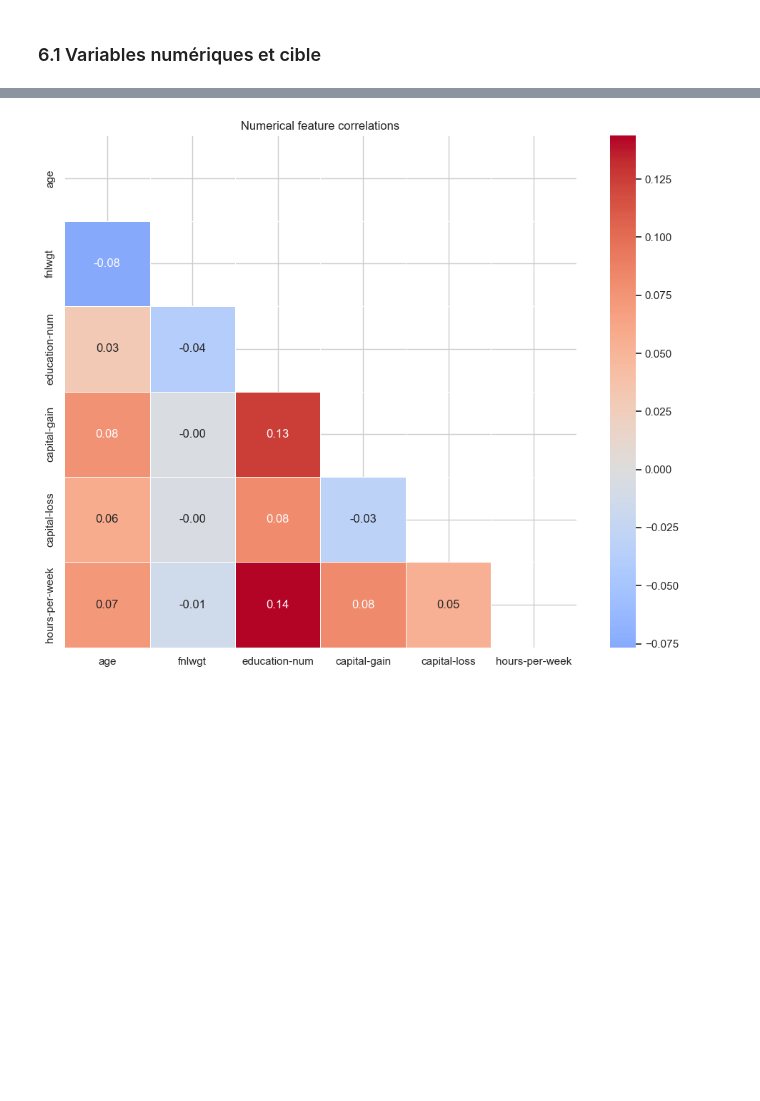
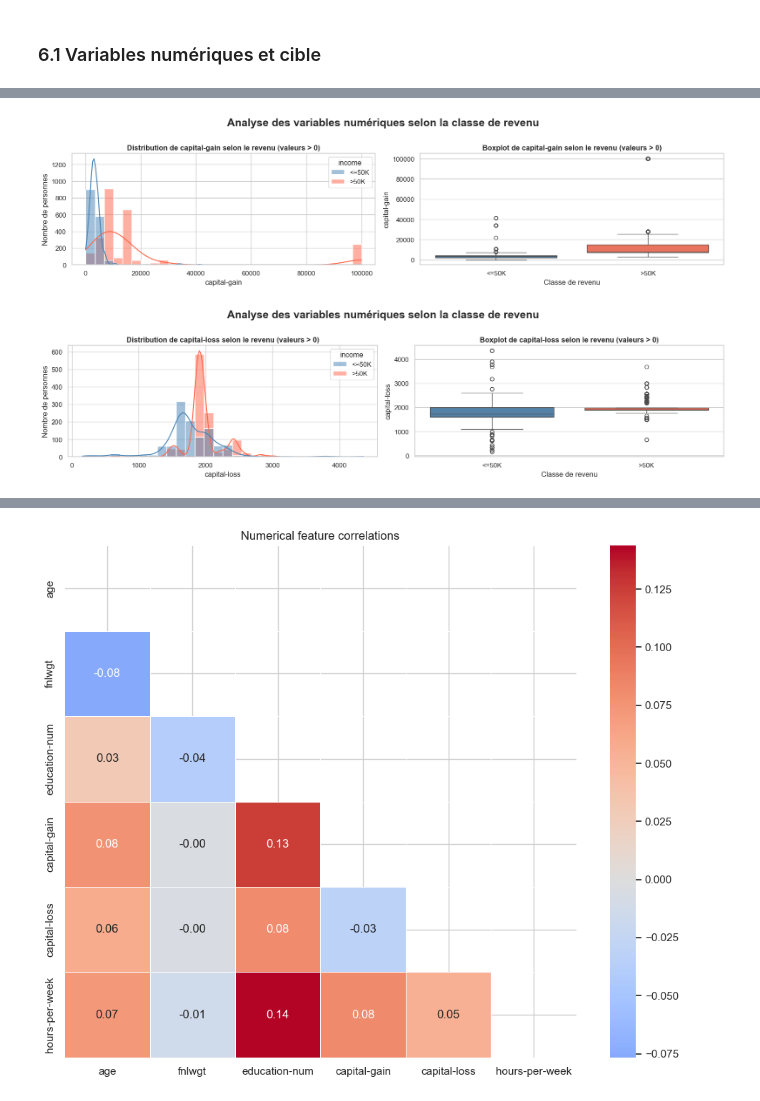
Before and after one commit to Madianou/UCI-Classification-model-project-, a Jupyter notebook: notebooks/eda.ipynb, the cells around one changed output, grey strips where cells are left out. Drawn from its saved outputs; the diff is of its cells as text; code cells hidden in the pictures; blank space fills up the shorter version.

```diff
--- a/notebooks/eda.ipynb
+++ b/notebooks/eda.ipynb
@@ -218,7 +218,7 @@ A part pour les feature capital-gain et capital-loss les moyennes et médianes s
 On peut observer des valeurs potentiellement abberantes pour la feature hours-per-weeks avec 1h et 99h, aussi la valeur max de capital gain est également très éloignée de la moyenne 99999 contre 1080. Ce sentiment est renforcé par la différence importante entre la moyenne et l'écart type pour ces 2 features.
 # %%
 for i in NUMERICAL_FEATURES:
-    eda.plot_numeric_diagnostics(i)
+    eda.plot_numerical_univariate(i)
     plt.show()
     print(f"{i} : skewness = {eda.df[i].skew():.2f} | "f"kurtosis = {eda.df[i].kurt():.2f}")
 # %% [output]
@@ -270,7 +270,7 @@ eda.plot_zero_proportion(["capital-gain", "capital-loss"]);
 On constate bien que la proportion d'individus ayant un `capital-gain` ou un `capital-loss` > 0 est faible
 # %%
 for i in ["capital-gain", "capital-loss"]:
-    eda.plot_numeric_diagnostics(i, filter_positive=True)
+    eda.plot_numerical_univariate(i, filter_positive=True)
     plt.show()
 
     # Quantification de l'asymétrie et de l'aplatissement (sur les valeurs > 0)
@@ -420,0 +477,7 @@ On retrouve un taux d'outliers très important. Il faudra faire un choix de tran
+# %%
+for i in ["capital-gain", "capital-loss"]:
+    eda.plot_numerical_bivariate(i, filter_positive=True)
+    plt.show()
+# %% [output]
+[figure, added]
+[figure, added]
```
Also changed, not shown: parts of 44 cells of this notebook, 3 other files.
